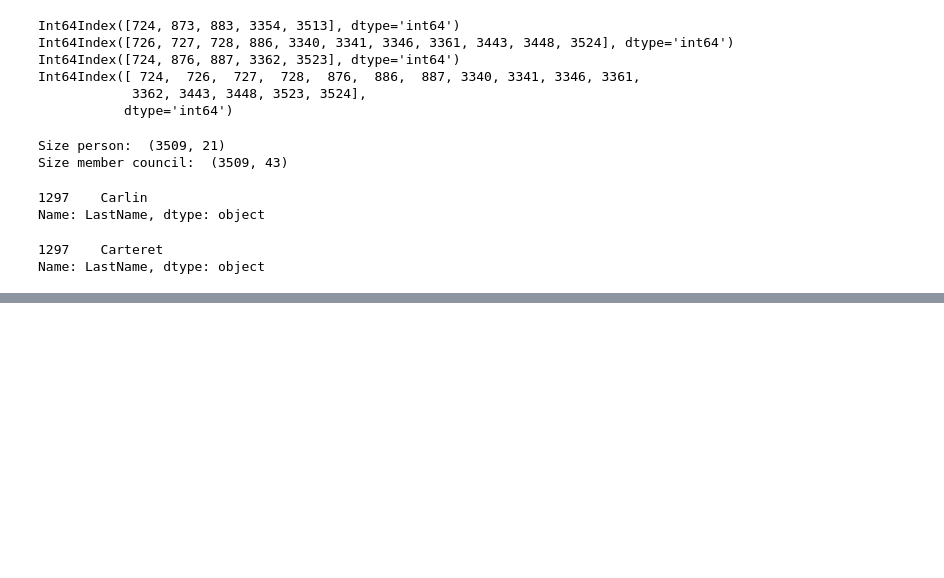
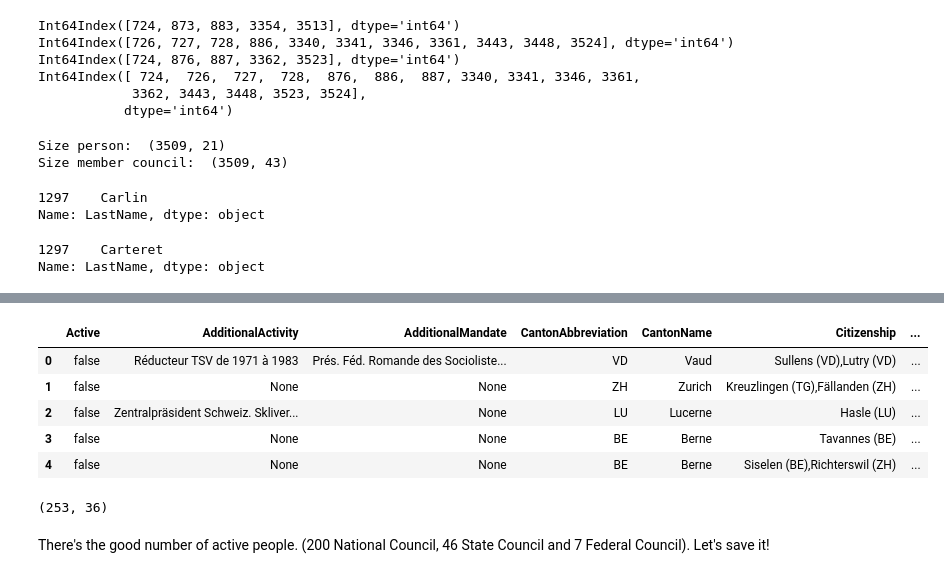
Before and after one commit to jmuth/parliament-viz.ch, a Jupyter notebook: scraping/DF_Human.ipynb, the cells around one changed output, grey strips where cells are left out. Cells and saved outputs as stored; diff of their text form; code cells hidden in the pictures; blank space fills up the shorter version.

```diff
--- a/scraping/DF_Human.ipynb
+++ b/scraping/DF_Human.ipynb
@@ -179,0 +247,15 @@ Name: LastName, dtype: object
+# %%
+df_people_clean.head()
+# %% [output]
+|  | Active | AdditionalActivity | AdditionalMandate | CantonAbbreviation | CantonName | Citizenship | ... |
+| 0 | false | Réducteur TSV de 1971 à 1983 | Prés. Féd. Romande des Socioliste... | VD | Vaud | Sullens (VD),Lutry (VD) | ... |
+| 1 | false | None | None | ZH | Zurich | Kreuzlingen (TG),Fällanden (ZH) | ... |
+| 2 | false | Zentralpräsident Schweiz. Skliver... | None | LU | Lucerne | Hasle (LU) | ... |
+| 3 | false | None | None | BE | Berne | Tavannes (BE) | ... |
+| 4 | false | None | None | BE | Berne | Siselen (BE),Richterswil (ZH) | ... |
+# %%
+df_people_clean[df_people_clean['Active'] == 'true'].shape
+# %% [output]
+(253, 36)
+# %% [markdown]
+There's the good number of active people. (200 National Council, 46 State Council and 7 Federal Council). Let's save it!
```
Also changed, not shown: parts of 13 cells of this notebook, 1 other file.
